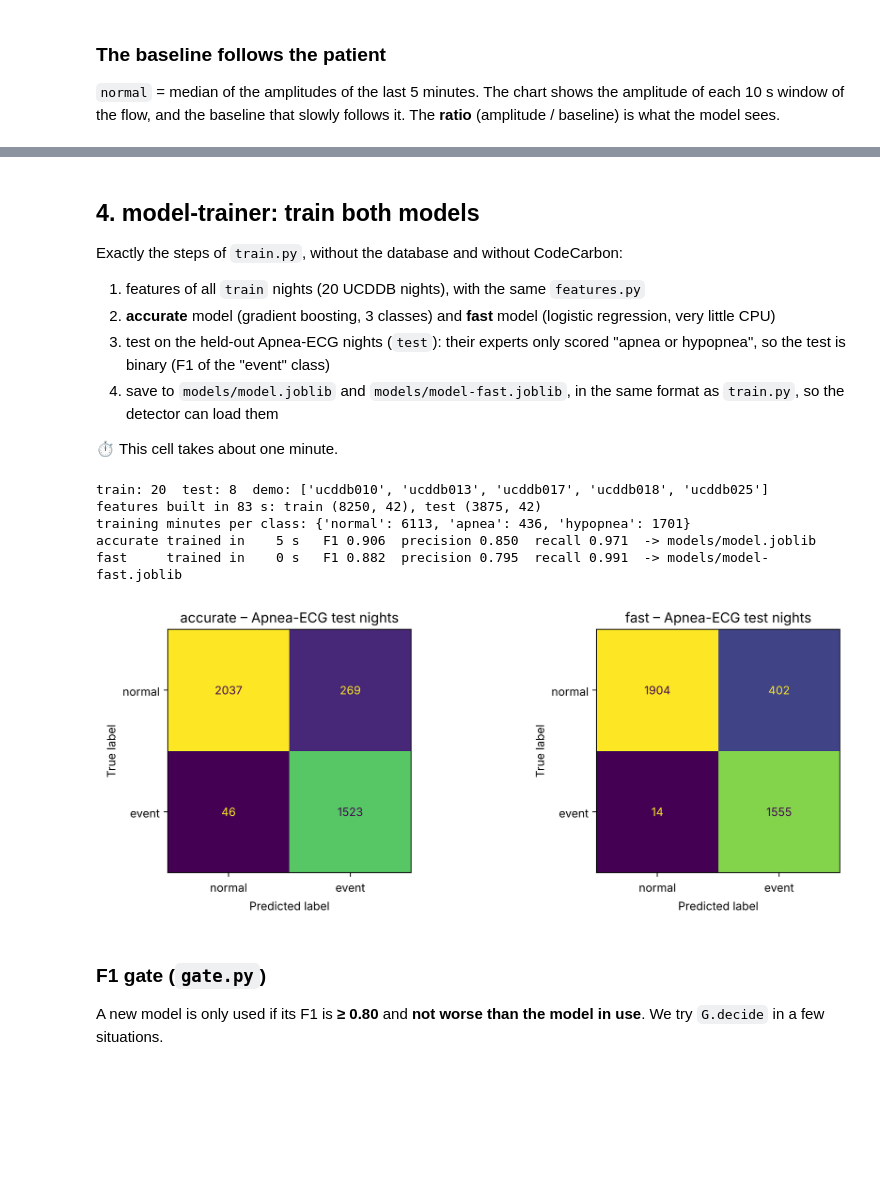
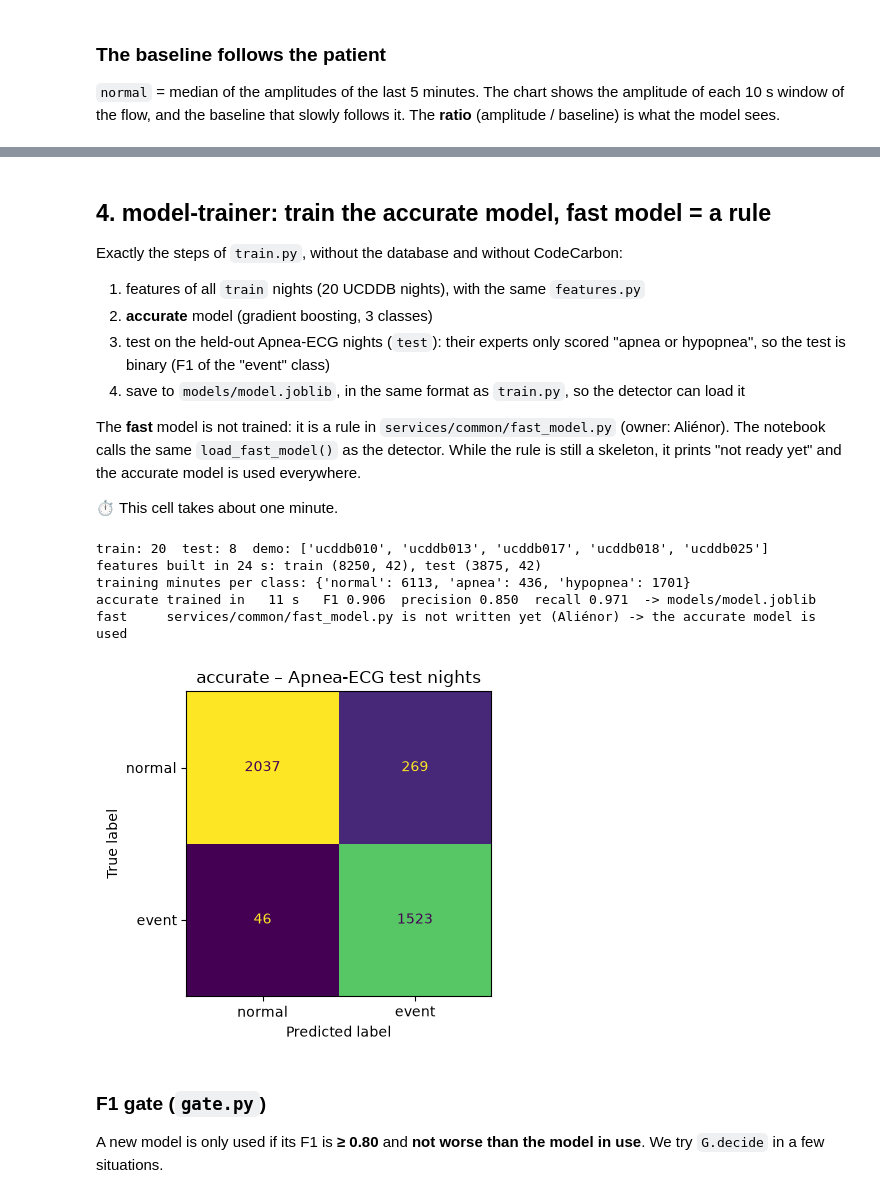
Before and after one commit to BarbaraKlimekTomatova/ACC1ILV-cloud-and-AI-infrastructure-for-sleep-apnea-detection-, a Jupyter notebook: notebooks/pipeline_walkthrough.ipynb, the cells around one changed output, grey strips where cells are left out. Saved outputs shown, nothing was run; the diff lists cells and outputs as text; code cells hidden in the pictures; blank space fills up the shorter version.

```diff
--- a/notebooks/pipeline_walkthrough.ipynb
+++ b/notebooks/pipeline_walkthrough.ipynb
@@ -394,14 +394,17 @@ plt.xlabel("minute"); plt.legend(); plt.title("Flow amplitude and rolling baseli
 # %% [markdown]
-## 4. model-trainer: train both models
+## 4. model-trainer: train the accurate model, fast model = a rule
 
 Exactly the steps of `train.py`, without the database and without CodeCarbon:
 
 1. features of all `train` nights (20 UCDDB nights), with the same `features.py`
-2. **accurate** model (gradient boosting, 3 classes) and **fast** model (logistic regression, very little CPU)
+2. **accurate** model (gradient boosting, 3 classes)
 3. test on the held-out Apnea-ECG nights (`test`): their experts only scored "apnea or hypopnea",
    so the test is binary (F1 of the "event" class)
-4. save to `models/model.joblib` and `models/model-fast.joblib`, in the same format as `train.py`,
-   so the detector can load them
+4. save to `models/model.joblib`, in the same format as `train.py`, so the detector can load it
+
+The **fast** model is not trained: it is a rule in `services/common/fast_model.py` (owner: Aliénor).
+The notebook calls the same `load_fast_model()` as the detector. While the rule is still a skeleton,
+it prints "not ready yet" and the accurate model is used everywhere.
 
 ⏱ This cell takes about one minute.
 # %%
@@ -418,33 +421,48 @@ X_test, y_test = TR.build_set(DATA, test_n, labels_map, TR.TEST_LABEL)
 print(f"features built in {time.time()-t0:.0f} s: train {X_train.shape}, test {X_test.shape}")
 print("training minutes per class:", dict(zip(TR.CLASSES, np.bincount(y_train, minlength=3).tolist())))
 
-bundles = {}
-for kind in ["accurate", "fast"]:
+# accurate model: trained like train.py
+import joblib
+t0 = time.time()
+model = TR.make_model("accurate").fit(X_train, y_train)
+metrics = TR.evaluate(model, X_test, y_test)
+bundles = {"accurate": {"model": model, "features": F.FEATURES, "classes": TR.CLASSES,
+                        "version": "accurate-notebook", "metrics": metrics}}
+out = TR.DEFAULT_OUT["accurate"]; out.parent.mkdir(exist_ok=True)
+joblib.dump(bundles["accurate"], out)
+print(f"accurate trained in {time.time()-t0:4.0f} s   F1 {metrics['f1']:.3f}  "
+      f"precision {metrics['precision']:.3f}  recall {metrics['recall']:.3f}  -> {out.relative_to(ROOT)}")
+
+# fast model: the rule in services/common/fast_model.py (Aliénor), no training
+from sklearn.metrics import f1_score, precision_score, recall_score
+fast_rule = D.load_fast_model()
+fast_pred = None
+if fast_rule is None:
+    print("fast     services/common/fast_model.py is not written yet (Aliénor) -> the accurate model is used")
+else:
     t0 = time.time()
-    model = TR.make_model(kind).fit(X_train, y_train)
-    metrics = TR.evaluate(model, X_test, y_test)
-    bundles[kind] = {"model": model, "features": F.FEATURES, "classes": TR.CLASSES,
-                     "version": f"{kind}-notebook", "metrics": metrics}
-    out = TR.DEFAULT_OUT[kind]; out.parent.mkdir(exist_ok=True)
-    import joblib; joblib.dump(bundles[kind], out)
-    print(f"{kind:8s} trained in {time.time()-t0:4.0f} s   F1 {metrics['f1']:.3f}  "
-          f"precision {metrics['precision']:.3f}  recall {metrics['recall']:.3f}  -> {out.relative_to(ROOT)}")
+    fast_pred = np.array([fast_rule.predict(dict(zip(F.FEATURES, x)))[0] != "normal" for x in X_test]).astype(int)
+    print(f"fast     rule {fast_rule.version} in {time.time()-t0:4.1f} s   F1 {f1_score(y_test, fast_pred):.3f}  "
+          f"precision {precision_score(y_test, fast_pred, zero_division=0):.3f}  "
+          f"recall {recall_score(y_test, fast_pred, zero_division=0):.3f}")
 # %% [output]
 train: 20  test: 8  demo: ['ucddb010', 'ucddb013', 'ucddb017', 'ucddb018', 'ucddb025']
-features built in 83 s: train (8250, 42), test (3875, 42)
+features built in 24 s: train (8250, 42), test (3875, 42)
 training minutes per class: {'normal': 6113, 'apnea': 436, 'hypopnea': 1701}
-accurate trained in    5 s   F1 0.906  precision 0.850  recall 0.971  -> models/model.joblib
-fast     trained in    0 s   F1 0.882  precision 0.795  recall 0.991  -> models/model-fast.joblib
+accurate trained in   11 s   F1 0.906  precision 0.850  recall 0.971  -> models/model.joblib
+fast     services/common/fast_model.py is not written yet (Aliénor) -> the accurate model is used
 # %%
 from sklearn.metrics import confusion_matrix, ConfusionMatrixDisplay
-fig, ax = plt.subplots(1, 2, figsize=(11, 4))
-for a, kind in zip(ax, ["accurate", "fast"]):
-    pred = (bundles[kind]["model"].predict(X_test) != 0).astype(int)
+preds = {"accurate": (bundles["accurate"]["model"].predict(X_test) != 0).astype(int)}
+if fast_pred is not None:
+    preds["fast (rule)"] = fast_pred
+fig, ax = plt.subplots(1, len(preds), figsize=(5.5 * len(preds), 4), squeeze=False)
+for a, (kind, pred) in zip(ax[0], preds.items()):
     ConfusionMatrixDisplay(confusion_matrix(y_test, pred), display_labels=["normal", "event"]).plot(ax=a, colorbar=False)
     a.set_title(f"{kind} – Apnea-ECG test nights"); a.grid(False)
 plt.tight_layout(); plt.show()
 # %% [output]
-[figure, old version]
+[figure, new version]
 # %% [markdown]
 ### F1 gate (`gate.py`)
 
```
Also changed, not shown: parts of 13 cells of this notebook, 40 other files.
